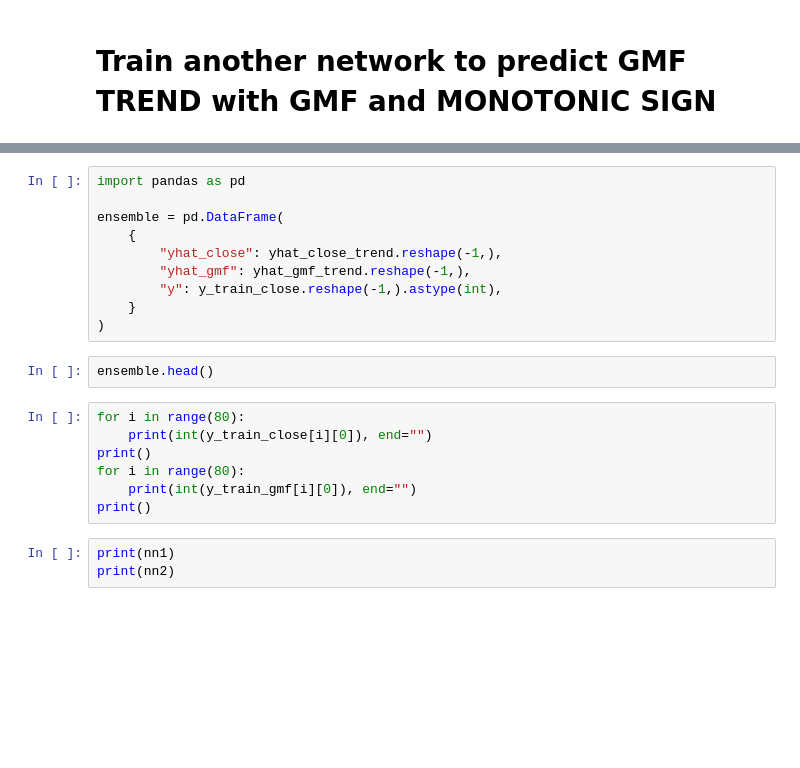
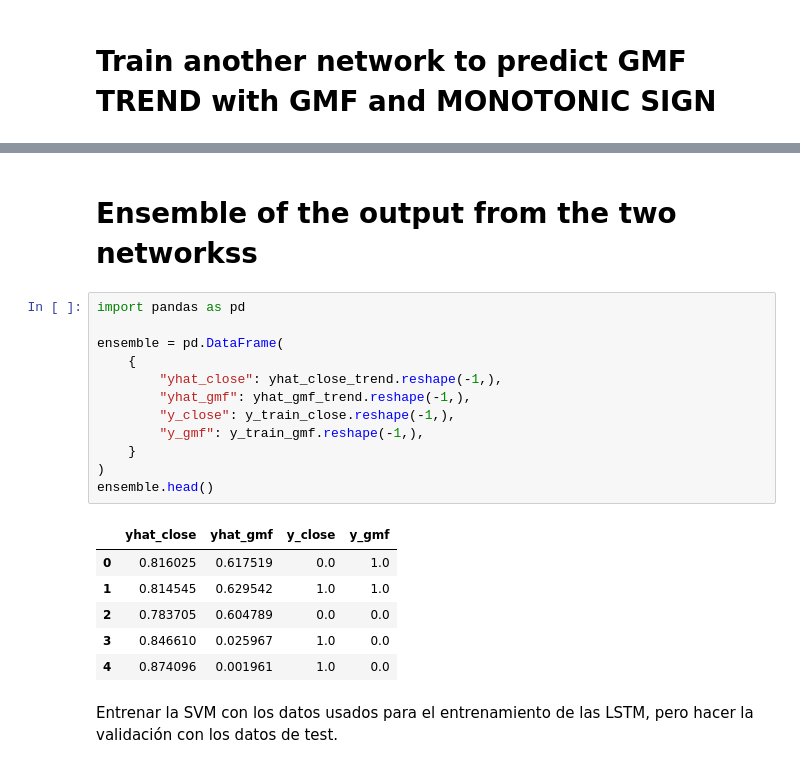
Before and after one commit to renero/trader, a Jupyter notebook: resources/generic nn trainer.ipynb, the cells around one changed output, grey strips where cells are left out. Saved outputs shown, nothing was run; the diff lists cells and outputs as text; blank space fills up the shorter version.

Commit message:
Latest update to generic trainer notebook

```diff
--- a/resources/generic nn trainer.ipynb
+++ b/resources/generic nn trainer.ipynb
@@ -169,22 +199,23 @@ yhat_gmf_trend, acc_gmf_trend = nn2.evaluate(X_train_gmf, y_train_gmf)
+# %% [markdown]
+# Ensemble of the output from the two networkss
 # %%
 import pandas as pd
 
 ensemble = pd.DataFrame(
     {
         "yhat_close": yhat_close_trend.reshape(-1,),
         "yhat_gmf": yhat_gmf_trend.reshape(-1,),
-        "y": y_train_close.reshape(-1,).astype(int),
+        "y_close": y_train_close.reshape(-1,),
+        "y_gmf": y_train_gmf.reshape(-1,),
     }
 )
+ensemble.head()
+# %% [output]
+|  | yhat_close | yhat_gmf | y_close | y_gmf |
+| 0 | 0.816025 | 0.617519 | 0.0 | 1.0 |
+| 1 | 0.814545 | 0.629542 | 1.0 | 1.0 |
+| 2 | 0.783705 | 0.604789 | 0.0 | 0.0 |
+| 3 | 0.846610 | 0.025967 | 1.0 | 0.0 |
+| 4 | 0.874096 | 0.001961 | 1.0 | 0.0 |
-# %%
-ensemble.head()
-# %%
-for i in range(80):
-    print(int(y_train_close[i][0]), end="")
-print()
-for i in range(80):
-    print(int(y_train_gmf[i][0]), end="")
-print()
-# %%
-print(nn1)
-print(nn2)
+# %% [markdown]
+Entrenar la SVM con los datos usados para el entrenamiento de las LSTM, pero hacer la validación con los datos de test.
```
Also changed, not shown: parts of 6 cells of this notebook, 1 other file.
